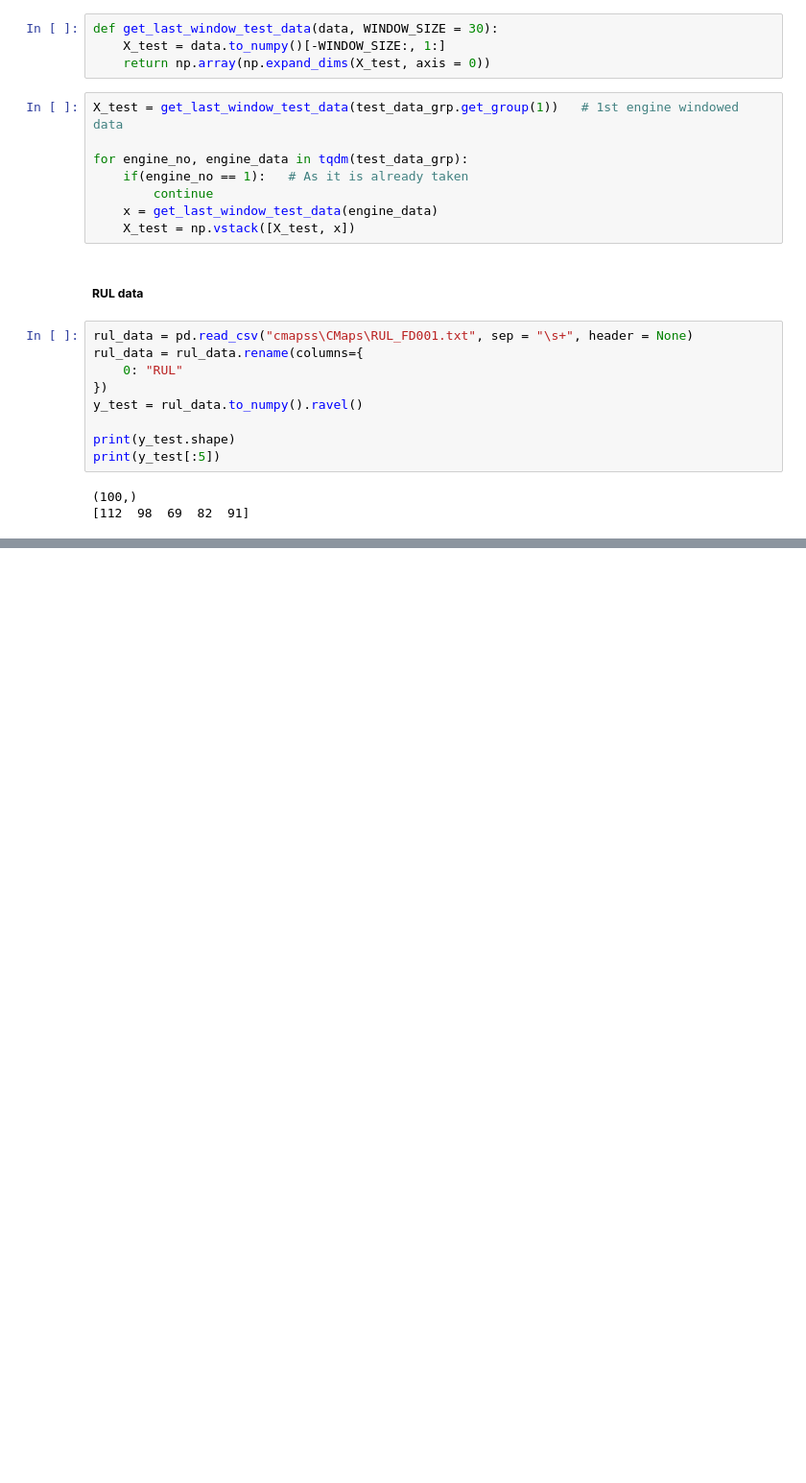
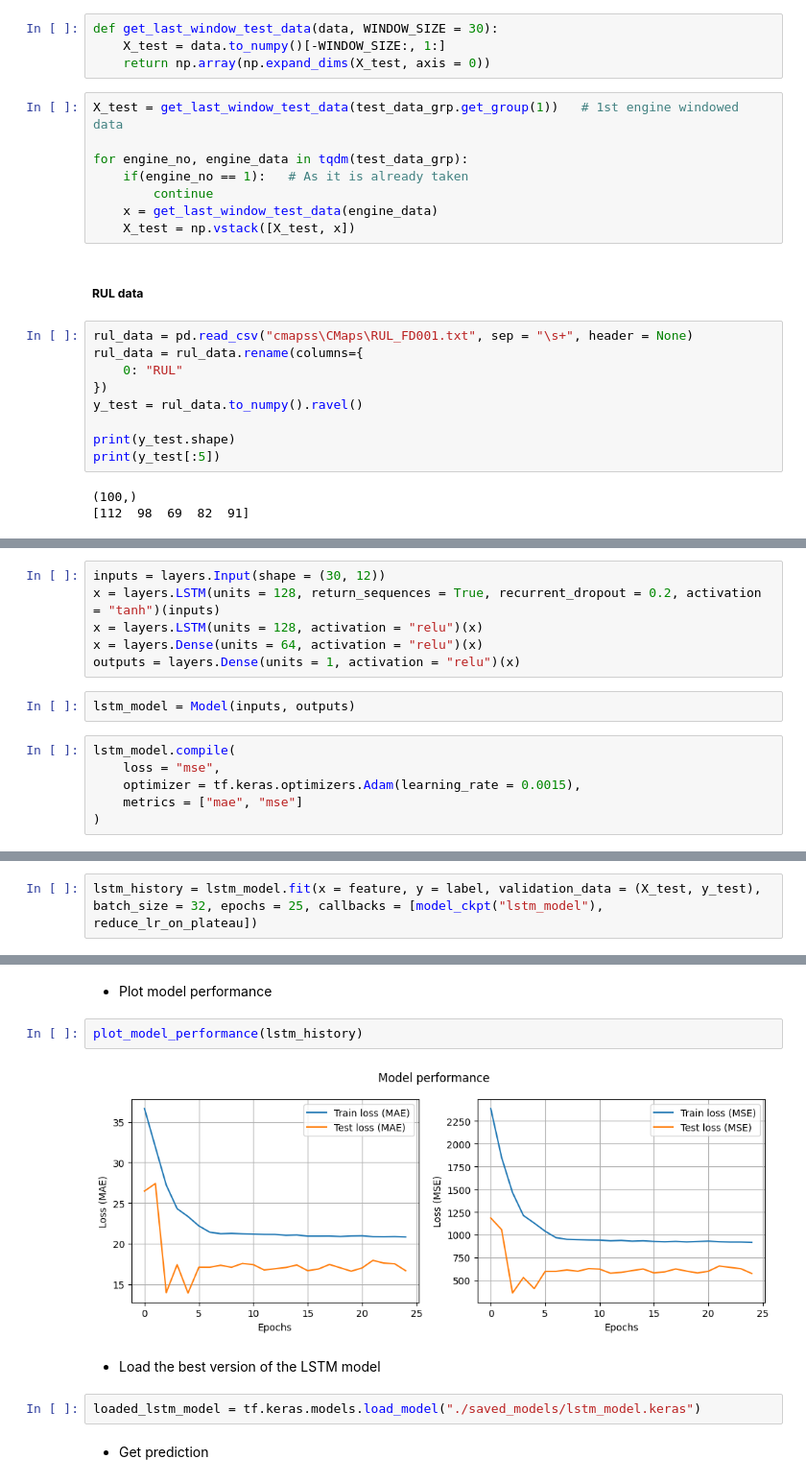
Before and after one commit to Mainakcris7/RUL_CMAPSS, a Jupyter notebook: rul_prediction.ipynb, the cells around one changed output, grey strips where cells are left out. Shown at 96% size. Cells and saved outputs as stored; diff of their text form; blank space fills up the shorter version.

Commit message:
LSTM and CNN model added

```diff
--- a/rul_prediction.ipynb
+++ b/rul_prediction.ipynb
@@ -717,0 +721,14 @@ print(y_test[:5])
+# %%
+inputs = layers.Input(shape = (30, 12))
+x = layers.LSTM(units = 128, return_sequences = True, recurrent_dropout = 0.2, activation = "tanh")(inputs)
+x = layers.LSTM(units = 128, activation = "relu")(x)
+x = layers.Dense(units = 64, activation = "relu")(x)
+outputs = layers.Dense(units = 1, activation = "relu")(x)
+# %%
+lstm_model = Model(inputs, outputs)
+# %%
+lstm_model.compile(
+    loss = "mse",
+    optimizer = tf.keras.optimizers.Adam(learning_rate = 0.0015),
+    metrics = ["mae", "mse"]
+)
@@ -717,0 +757,2 @@ print(y_test[:5])
+# %%
+lstm_history = lstm_model.fit(x = feature, y = label, validation_data = (X_test, y_test), batch_size = 32, epochs = 25, callbacks = [model_ckpt("lstm_model"), reduce_lr_on_plateau])
@@ -717,0 +777,12 @@ print(y_test[:5])
+# %% [markdown]
+- Plot model performance
+# %%
+plot_model_performance(lstm_history)
+# %% [output]
+[figure, added]
+# %% [markdown]
+- Load the best version of the LSTM model
+# %%
+loaded_lstm_model = tf.keras.models.load_model("./saved_models/lstm_model.keras")
+# %% [markdown]
+- Get prediction
```
Also changed, not shown: parts of 41 cells of this notebook, 3 other files.
